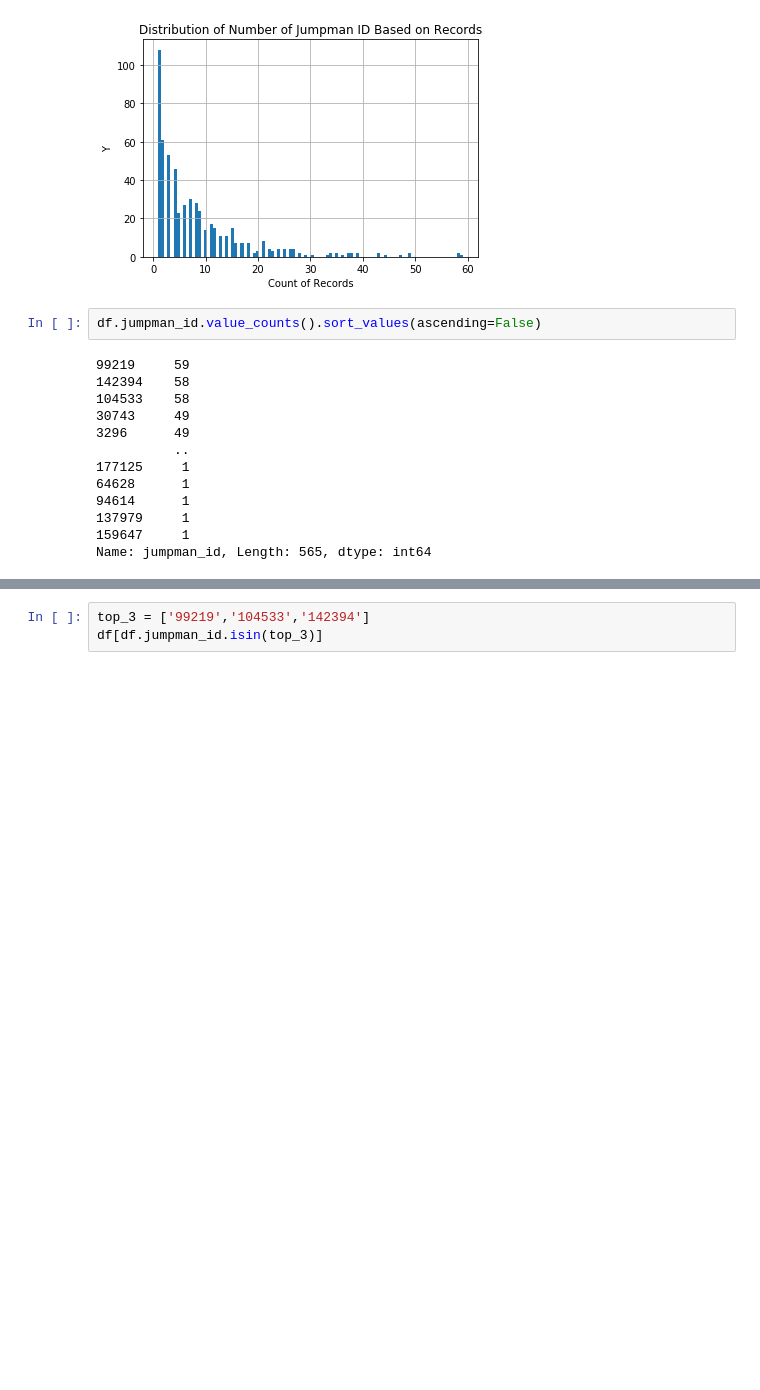
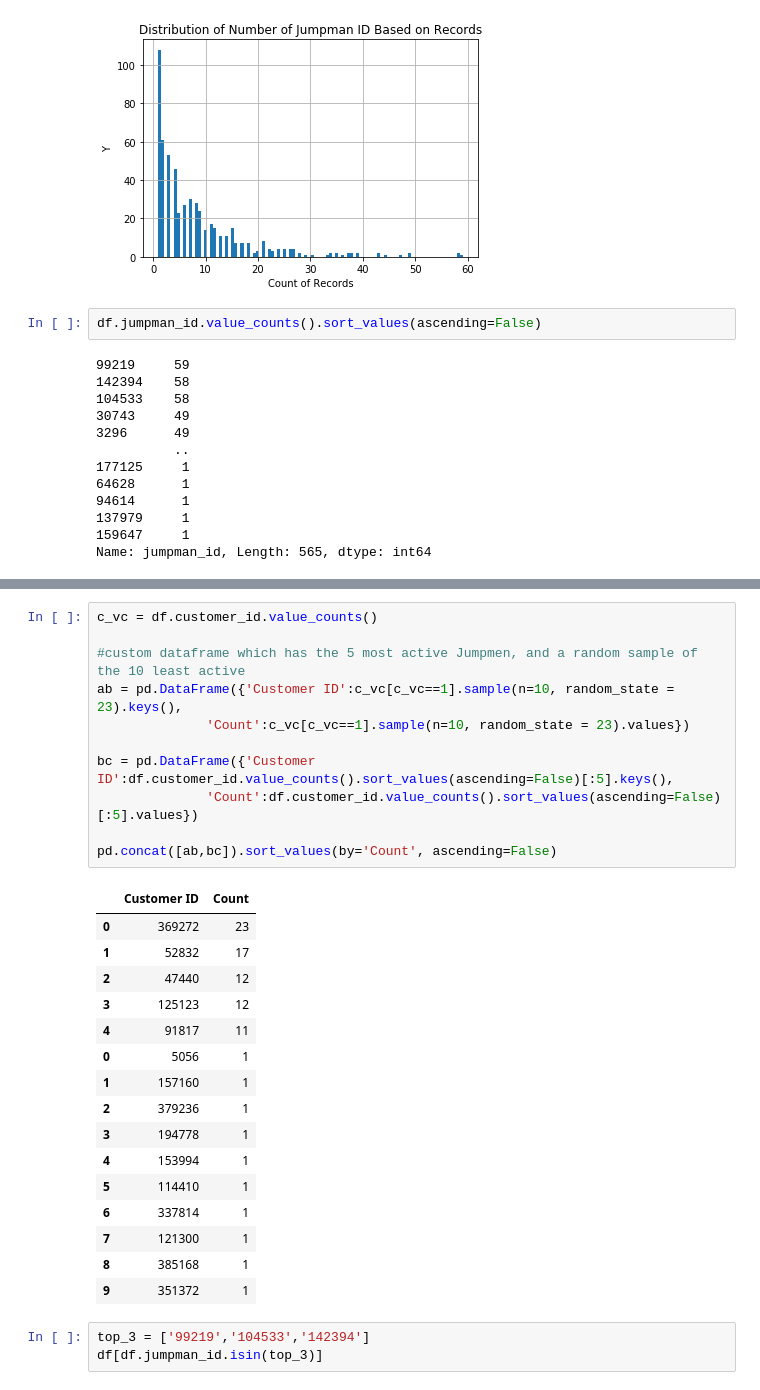
Before and after one commit to sstarkjr/PM_MarketAnalysis, a Jupyter notebook: Stephen_Stark_Jumpman23Analysis.ipynb, the cells around one changed output, grey strips where cells are left out. Drawn from its saved outputs; the diff is of its cells as text; blank space fills up the shorter version.

```diff
--- a/Stephen_Stark_Jumpman23Analysis.ipynb
+++ b/Stephen_Stark_Jumpman23Analysis.ipynb
@@ -747,3 +788,31 @@ Name: jumpman_id, Length: 565, dtype: int64
+# %%
+c_vc = df.customer_id.value_counts()
+
+#custom dataframe which has the 5 most active Jumpmen, and a random sample of the 10 least active
+ab = pd.DataFrame({'Customer ID':c_vc[c_vc==1].sample(n=10, random_state = 23).keys(),
+              'Count':c_vc[c_vc==1].sample(n=10, random_state = 23).values})
+
+bc = pd.DataFrame({'Customer ID':df.customer_id.value_counts().sort_values(ascending=False)[:5].keys(),
+              'Count':df.customer_id.value_counts().sort_values(ascending=False)[:5].values})
+
+pd.concat([ab,bc]).sort_values(by='Count', ascending=False)
+# %% [output]
+|  | Customer ID | Count |
+| 0 | 369272 | 23 |
+| 1 | 52832 | 17 |
+| 2 | 47440 | 12 |
+| 3 | 125123 | 12 |
+| 4 | 91817 | 11 |
+| 0 | 5056 | 1 |
+| 1 | 157160 | 1 |
+| 2 | 379236 | 1 |
+| 3 | 194778 | 1 |
+| 4 | 153994 | 1 |
+| 5 | 114410 | 1 |
+| 6 | 337814 | 1 |
+| 7 | 121300 | 1 |
+| 8 | 385168 | 1 |
+| 9 | 351372 | 1 |
 # %%
 top_3 = ['99219','104533','142394']
 df[df.jumpman_id.isin(top_3)]
```
Also changed, not shown: parts of 3 cells of this notebook, 1 other file.
